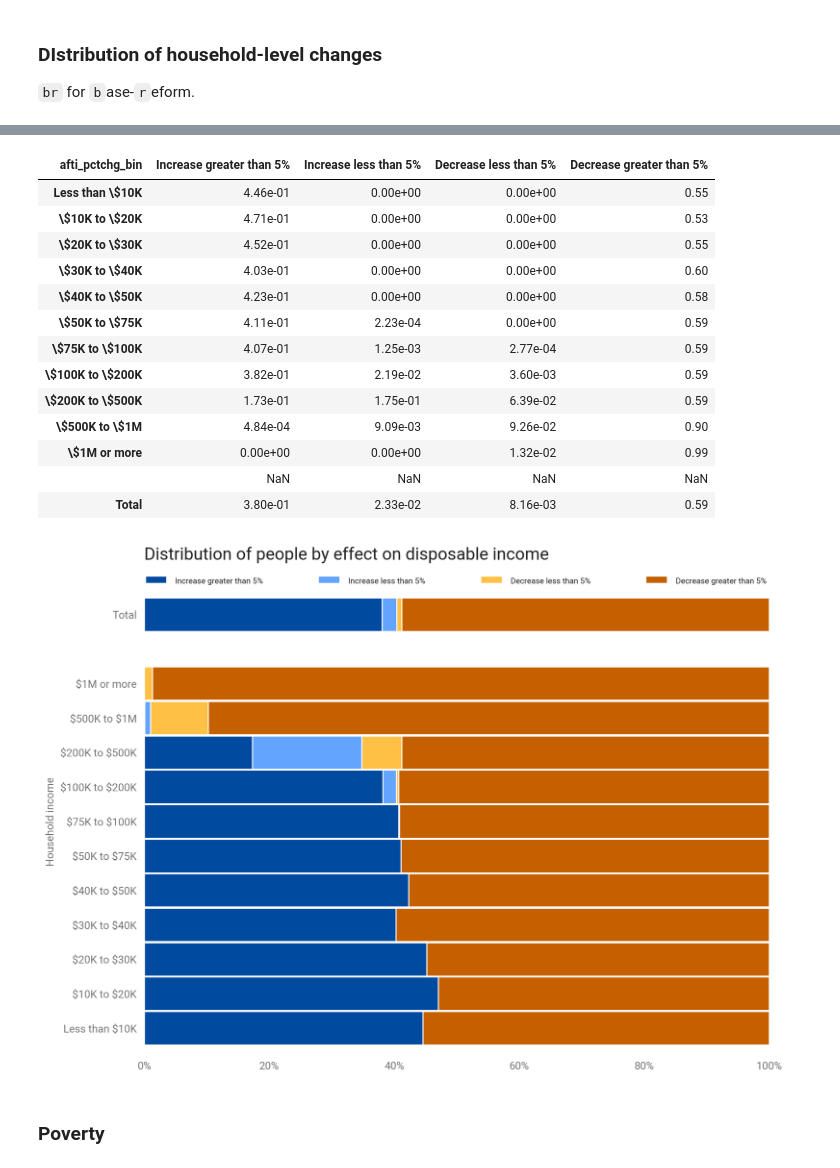
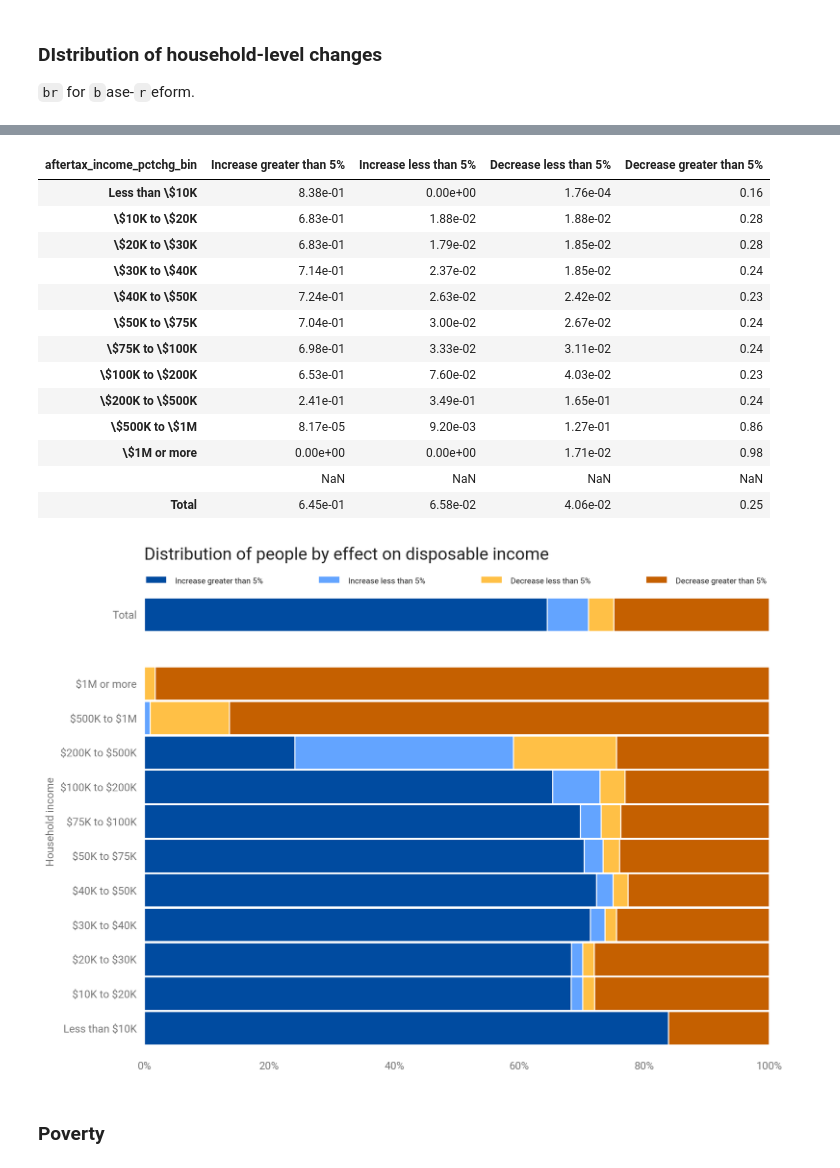
Before and after one commit to UBICenter/ubi-center, a Jupyter notebook: notebooks/yang/yang.ipynb, the cells around one changed output, grey strips where cells are left out. Drawn from its saved outputs; the diff is of its cells as text; code cells hidden in the pictures.

Commit message:
Switch Yang to aftertax_income and use that for calculating deficit impact.

```diff
--- a/notebooks/yang/yang.ipynb
+++ b/notebooks/yang/yang.ipynb
@@ -428,11 +447,13 @@ br = tch.combine_base_reform(
 # %%
-br.afti_noneg_base = np.maximum(br.afti_base, 0)
-br['afti_chg'] = br.afti_reform - br.afti_base
+br.aftertax_income_noneg_base = np.maximum(br.aftertax_income_base, 0)
+br['aftertax_income_chg'] = (br.aftertax_income_reform -
+                             br.aftertax_income_base)
 # Check for zeros to avoid 0/0 NaNs.
-br['afti_pctchg'] = np.where(br.afti_chg == 0, 0,
-                             br.afti_chg / br.afti_noneg_base)
+br['aftertax_income_pctchg'] = np.where(
+    br.aftertax_income_chg == 0, 0,
+    br.aftertax_income_chg / br.aftertax_income_noneg_base)
 # %%
-br['winner'] = br.afti_reform > br.afti_base
+br['winner'] = br.aftertax_income_reform > br.aftertax_income_base
 # %%
 EI_BIN_LABELS = ['Less than \$10K', '\$10K to \$20K', '\$20K to \$30K',
                  '\$30K to \$40K', '\$40K to \$50K', '\$50K to \$75K',
@@ -447,14 +468,15 @@ br['ei_bin'] = (
 DI_PCTCHG_BIN_LABELS = [
     'Decrease greater than 5%', 'Decrease less than 5%',
     'Increase less than 5%', 'Increase greater than 5%']
-br['afti_pctchg_bin'] = pd.cut(
-    br.afti_pctchg,
+br['aftertax_income_pctchg_bin'] = pd.cut(
+    br.aftertax_income_pctchg,
     [-np.inf, -0.05, 0, 0.05, np.inf],
     labels=DI_PCTCHG_BIN_LABELS)
 # %%
 def combined_pivot(group_bin, chg_bin, weight, exclude_negs=True):
     if exclude_negs:
-        df = br[(br.afti_reform > 0) & (br.afti_base > 0) &
+        df = br[(br.aftertax_income_reform > 0) &
+                (br.aftertax_income_base > 0) &
                 (br.expanded_income > 0)]
     else:
         df = br
@@ -525,24 +547,24 @@ ax = dist_plot('ei_bin', 'afti_pctchg_bin', 's006')
 # %%
-combined_pivot('ei_bin', 'afti_pctchg_bin', 'XTOT_m')
+combined_pivot('ei_bin', 'aftertax_income_pctchg_bin', 'XTOT_m')
 # %% [output]
-| afti_pctchg_bin | Increase greater than 5% | Increase less than 5% | Decrease less than 5% | Decrease greater than 5% |
-| Less than \$10K | 4.46e-01 | 0.00e+00 | 0.00e+00 | 0.55 |
-| \$10K to \$20K | 4.71e-01 | 0.00e+00 | 0.00e+00 | 0.53 |
-| \$20K to \$30K | 4.52e-01 | 0.00e+00 | 0.00e+00 | 0.55 |
-| \$30K to \$40K | 4.03e-01 | 0.00e+00 | 0.00e+00 | 0.60 |
-| \$40K to \$50K | 4.23e-01 | 0.00e+00 | 0.00e+00 | 0.58 |
-| \$50K to \$75K | 4.11e-01 | 2.23e-04 | 0.00e+00 | 0.59 |
-| \$75K to \$100K | 4.07e-01 | 1.25e-03 | 2.77e-04 | 0.59 |
-| \$100K to \$200K | 3.82e-01 | 2.19e-02 | 3.60e-03 | 0.59 |
-| \$200K to \$500K | 1.73e-01 | 1.75e-01 | 6.39e-02 | 0.59 |
-| \$500K to \$1M | 4.84e-04 | 9.09e-03 | 9.26e-02 | 0.90 |
-| \$1M or more | 0.00e+00 | 0.00e+00 | 1.32e-02 | 0.99 |
+| aftertax_income_pctchg_bin | Increase greater than 5% | Increase less than 5% | Decrease less than 5% | Decrease greater than 5% |
+| Less than \$10K | 8.38e-01 | 0.00e+00 | 1.76e-04 | 0.16 |
+| \$10K to \$20K | 6.83e-01 | 1.88e-02 | 1.88e-02 | 0.28 |
+| \$20K to \$30K | 6.83e-01 | 1.79e-02 | 1.85e-02 | 0.28 |
+| \$30K to \$40K | 7.14e-01 | 2.37e-02 | 1.85e-02 | 0.24 |
+| \$40K to \$50K | 7.24e-01 | 2.63e-02 | 2.42e-02 | 0.23 |
+| \$50K to \$75K | 7.04e-01 | 3.00e-02 | 2.67e-02 | 0.24 |
+| \$75K to \$100K | 6.98e-01 | 3.33e-02 | 3.11e-02 | 0.24 |
+| \$100K to \$200K | 6.53e-01 | 7.60e-02 | 4.03e-02 | 0.23 |
+| \$200K to \$500K | 2.41e-01 | 3.49e-01 | 1.65e-01 | 0.24 |
+| \$500K to \$1M | 8.17e-05 | 9.20e-03 | 1.27e-01 | 0.86 |
+| \$1M or more | 0.00e+00 | 0.00e+00 | 1.71e-02 | 0.98 |
 |  | NaN | NaN | NaN | NaN |
-| Total | 3.80e-01 | 2.33e-02 | 8.16e-03 | 0.59 |
+| Total | 6.45e-01 | 6.58e-02 | 4.06e-02 | 0.25 |
 # %%
-ax = dist_plot('ei_bin', 'afti_pctchg_bin', 'XTOT_m')
+ax = dist_plot('ei_bin', 'aftertax_income_pctchg_bin', 'XTOT_m')
 # %% [output]
-[figure, old version]
+[figure, new version]
 # %% [markdown]
 ### Poverty
 # %%
```
Also changed, not shown: parts of 49 cells of this notebook.
